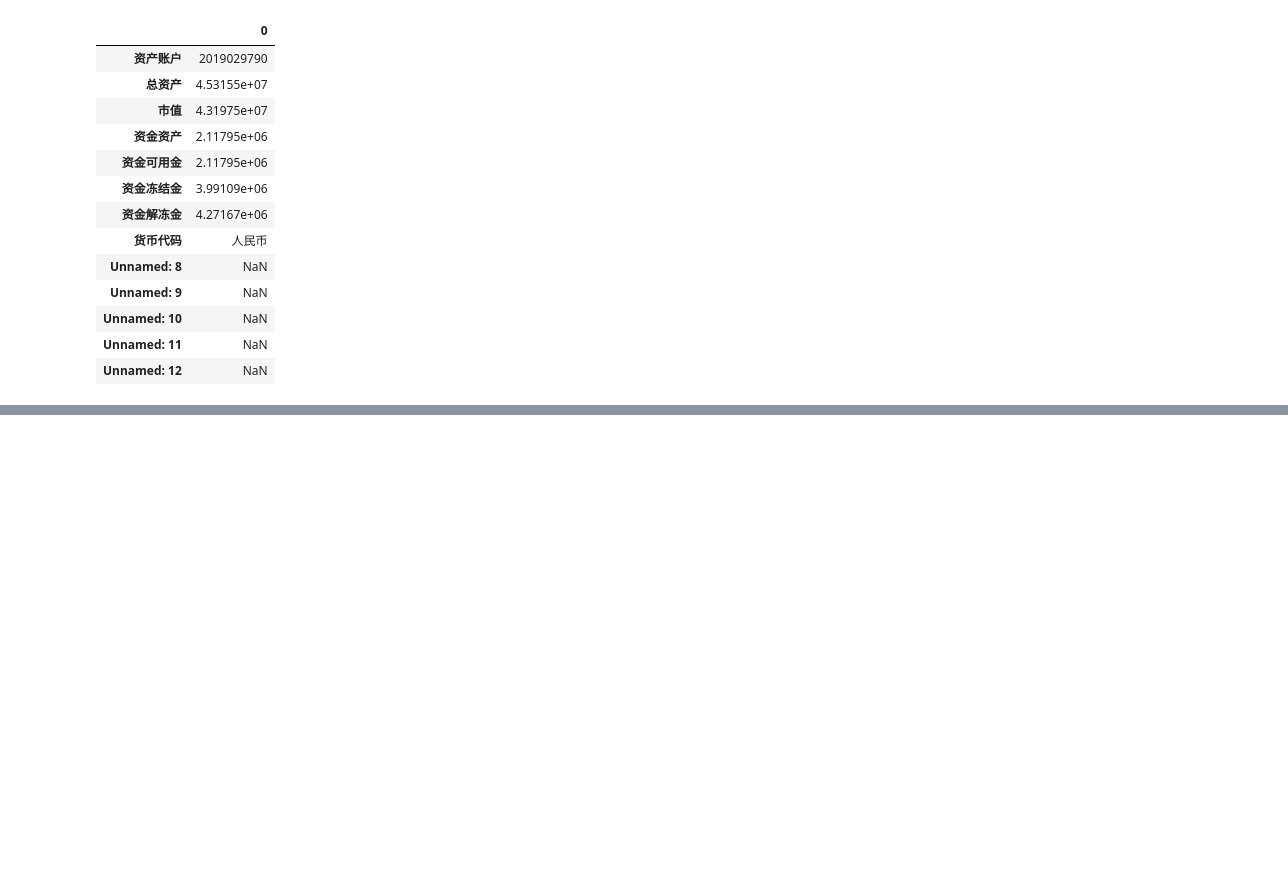
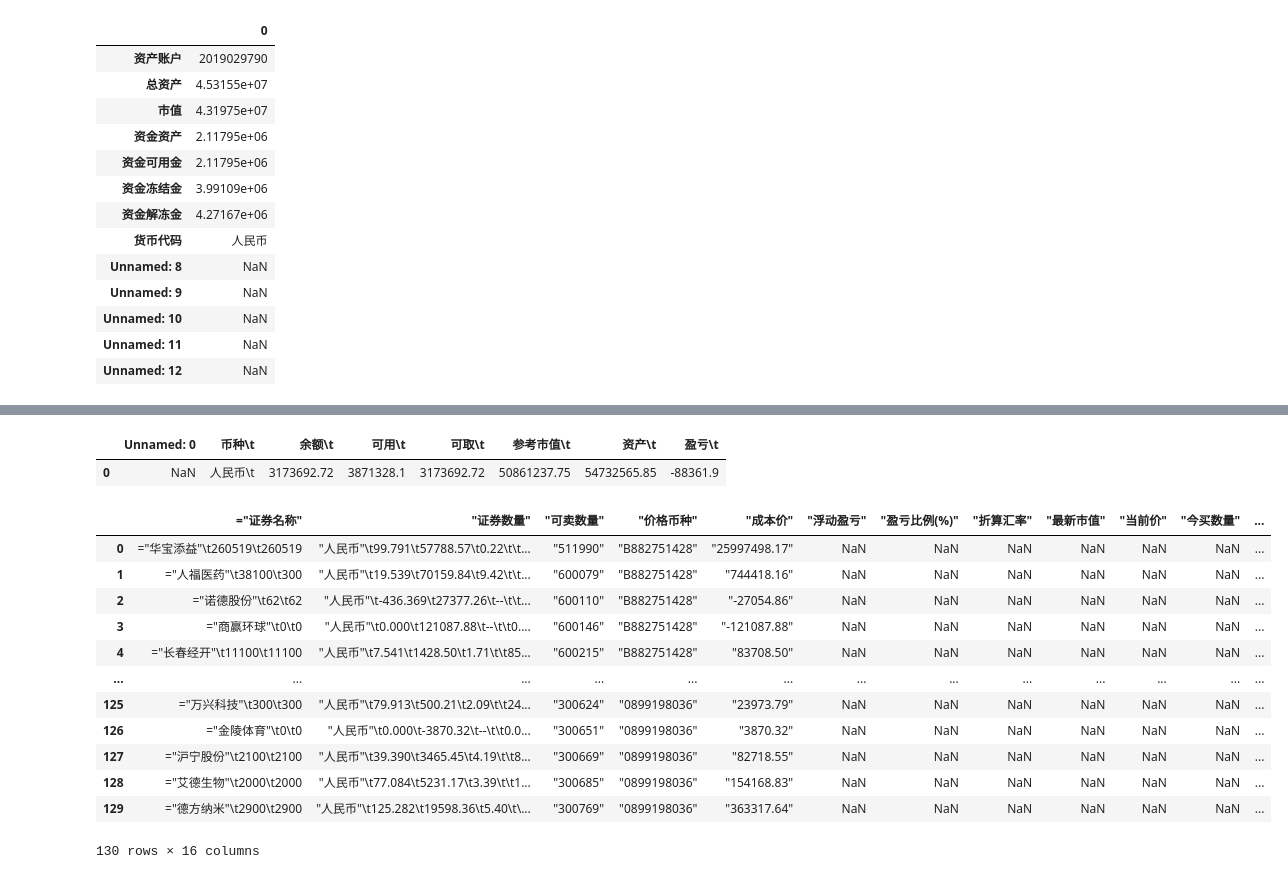
Before and after one commit to Maxincer/trading_plan, a Jupyter notebook: temp.ipynb, the cells around one changed output, grey strips where cells are left out. Drawn from its saved outputs; the diff is of its cells as text; code cells hidden in the pictures; blank space fills up the shorter version.

```diff
--- a/temp.ipynb
+++ b/temp.ipynb
@@ -100,0 +110,4 @@ df_capital.T
+# %%
+fpath = f'D:/data/A_trading_data/1500+/A_result/20200414/1203hao/holding.xls'
+df_capital, df_holding = process_raw_data_cash(fpath)
+df_holding
@@ -100,0 +141,25 @@ df_capital.T
+# %%
+import pandas as pd
+
+a = pd.read_csv(fpath,nrows=1,sep='=',encoding='gbk')
+a
+# %% [output]
+|  | Unnamed: 0 | 币种\t | 余额\t | 可用\t | 可取\t | 参考市值\t | 资产\t | 盈亏\t |
+| 0 | NaN | 人民币\t | 3173692.72 | 3871328.1 | 3173692.72 | 50861237.75 | 54732565.85 | -88361.9 |
+# %%
+b= pd.read_csv(fpath, skiprows=3, encoding='gbk', sep='\t=')
+b
+# %% [output]
+|  | ="证券名称" | "证券数量" | "可卖数量" | "价格币种" | "成本价" | "浮动盈亏" | "盈亏比例(%)" | "折算汇率" | "最新市值" | "当前价" | "今买数量" | ... |
+| 0 | ="华宝添益"\t260519\t260519 | "人民币"\t99.791\t57788.57\t0.22\t\t... | "511990" | "B882751428" | "25997498.17" | NaN | NaN | NaN | NaN | NaN | NaN | ... |
+| 1 | ="人福医药"\t38100\t300 | "人民币"\t19.539\t70159.84\t9.42\t\t... | "600079" | "B882751428" | "744418.16" | NaN | NaN | NaN | NaN | NaN | NaN | ... |
+| 2 | ="诺德股份"\t62\t62 | "人民币"\t-436.369\t27377.26\t--\t\t... | "600110" | "B882751428" | "-27054.86" | NaN | NaN | NaN | NaN | NaN | NaN | ... |
+| 3 | ="商赢环球"\t0\t0 | "人民币"\t0.000\t121087.88\t--\t\t0.... | "600146" | "B882751428" | "-121087.88" | NaN | NaN | NaN | NaN | NaN | NaN | ... |
+| 4 | ="长春经开"\t11100\t11100 | "人民币"\t7.541\t1428.50\t1.71\t\t85... | "600215" | "B882751428" | "83708.50" | NaN | NaN | NaN | NaN | NaN | NaN | ... |
+| ... | ... | ... | ... | ... | ... | ... | ... | ... | ... | ... | ... | ... |
+| 125 | ="万兴科技"\t300\t300 | "人民币"\t79.913\t500.21\t2.09\t\t24... | "300624" | "0899198036" | "23973.79" | NaN | NaN | NaN | NaN | NaN | NaN | ... |
+| 126 | ="金陵体育"\t0\t0 | "人民币"\t0.000\t-3870.32\t--\t\t0.0... | "300651" | "0899198036" | "3870.32" | NaN | NaN | NaN | NaN | NaN | NaN | ... |
+| 127 | ="沪宁股份"\t2100\t2100 | "人民币"\t39.390\t3465.45\t4.19\t\t8... | "300669" | "0899198036" | "82718.55" | NaN | NaN | NaN | NaN | NaN | NaN | ... |
+| 128 | ="艾德生物"\t2000\t2000 | "人民币"\t77.084\t5231.17\t3.39\t\t1... | "300685" | "0899198036" | "154168.83" | NaN | NaN | NaN | NaN | NaN | NaN | ... |
+| 129 | ="德方纳米"\t2900\t2900 | "人民币"\t125.282\t19598.36\t5.40\t\... | "300769" | "0899198036" | "363317.64" | NaN | NaN | NaN | NaN | NaN | NaN | ... |
+130 rows × 16 columns
```
Also changed, not shown: parts of 7 cells of this notebook, 1 other file.
